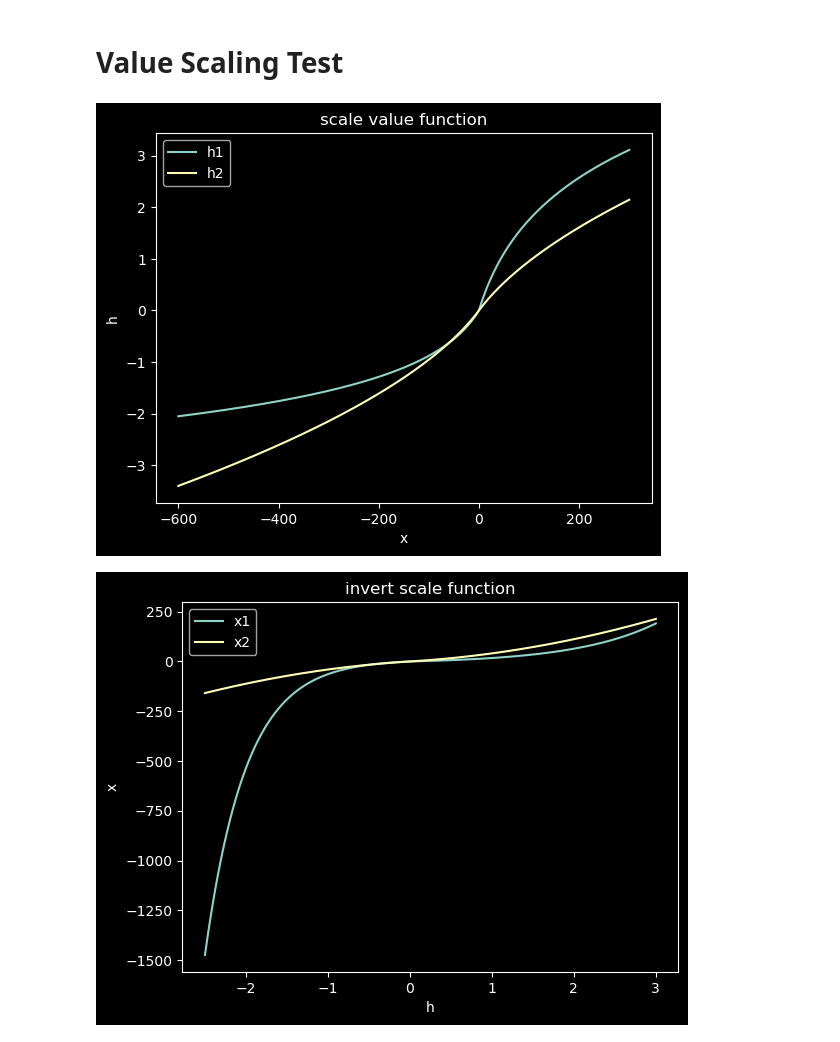
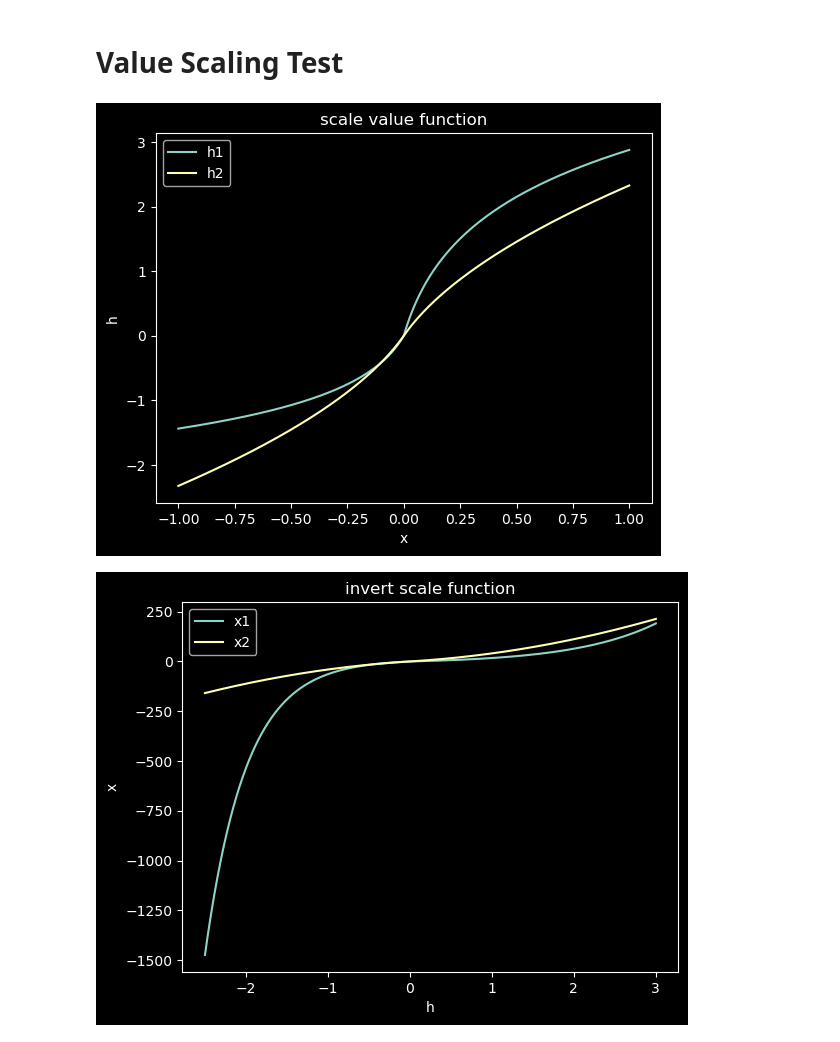
Before and after one commit to GhostKiller127/Reinforcement-Learning, a Jupyter notebook: src/testing.ipynb, the cells around one changed output. Drawn from its saved outputs; the diff is of its cells as text; code cells hidden in the pictures.

```diff
--- a/src/testing.ipynb
+++ b/src/testing.ipynb
@@ -454,42 +454,41 @@ writer.close()
 # %%
 import numpy as np
 import matplotlib.pyplot as plt
 plt.style.use('dark_background')
 
-# y_scale1 = 0.45
-# y_scale2 = 1.0
-# x_scale = 0.03
-y_scale1 = 0.8
-y_scale2 = 1.3
-x_scale = 0.02
+y_scale1 = 0.6
+y_scale2 = 1.0
+x_scale = 10
+# y_scale1 = 0.6
+# y_scale2 = 1.2
+# x_scale = 0.6
 
 def scale_value1(x, x_scale, y_scale):
     x = x * x_scale
     x_log = np.log(np.abs(x) + 1.)
     x = np.where(np.sign(x) > 0, x_log * 2, x_log * -1)
     x = x * y_scale
     return x
 
 def scale_value2(x, x_scale, y_scale):
     x = x * x_scale
     x = (np.sign(x) * ((np.abs(x) + 1.)**(1/2) - 1.) + 0.001 * x)
     x = x * y_scale
     return x
 
-# x = np.linspace(-0, 500, 1000)
-x = np.linspace(-600, 300, 1000)
+x = np.linspace(-1, 1, 1000)
 h1 = scale_value1(x, x_scale, y_scale1)
 h2 = scale_value2(x, x_scale, y_scale2)
 
 plt.plot(x, h1, label='h1')
 plt.plot(x, h2, label='h2')
 plt.xlabel('x')
 plt.ylabel('h')
 plt.title('scale value function')
 plt.legend()
 plt.show()
 # %% [output]
-[figure, old version]
+[figure, new version]
 # %%
 import numpy as np
 import matplotlib.pyplot as plt
```
Also changed, not shown: parts of 5 cells of this notebook, 10 other files.
